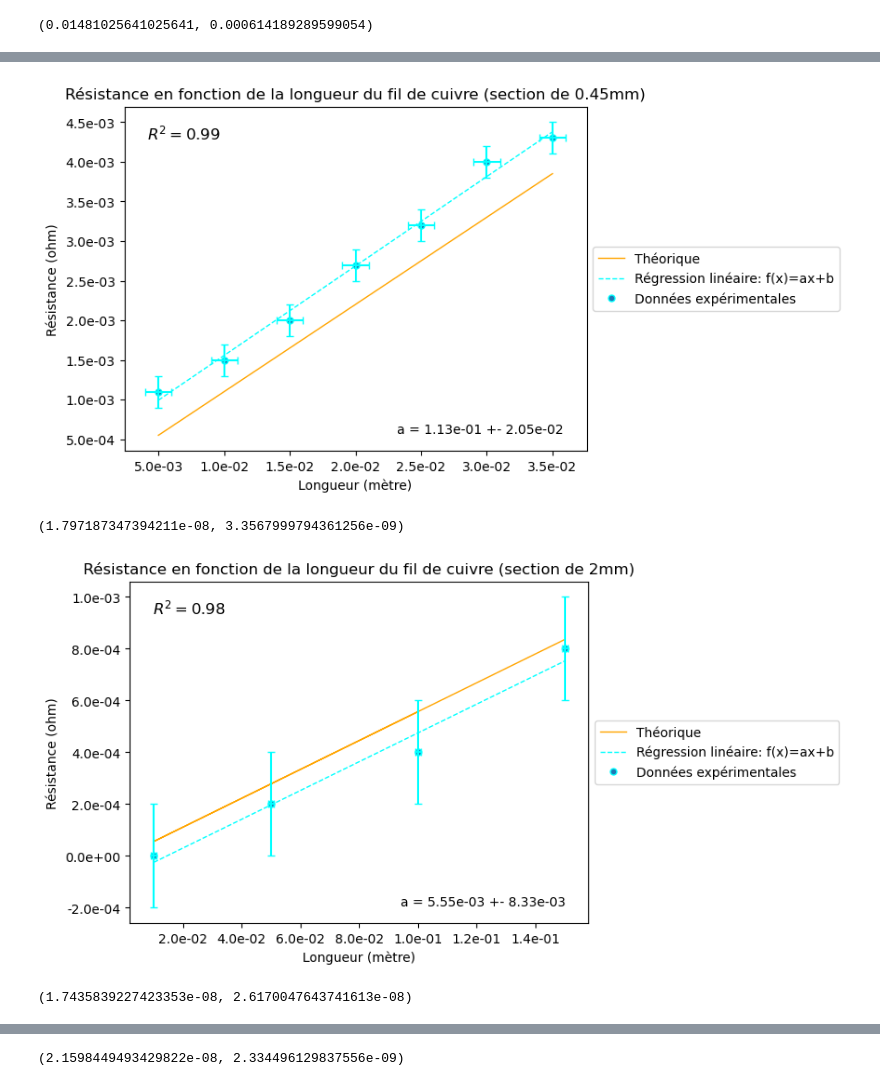
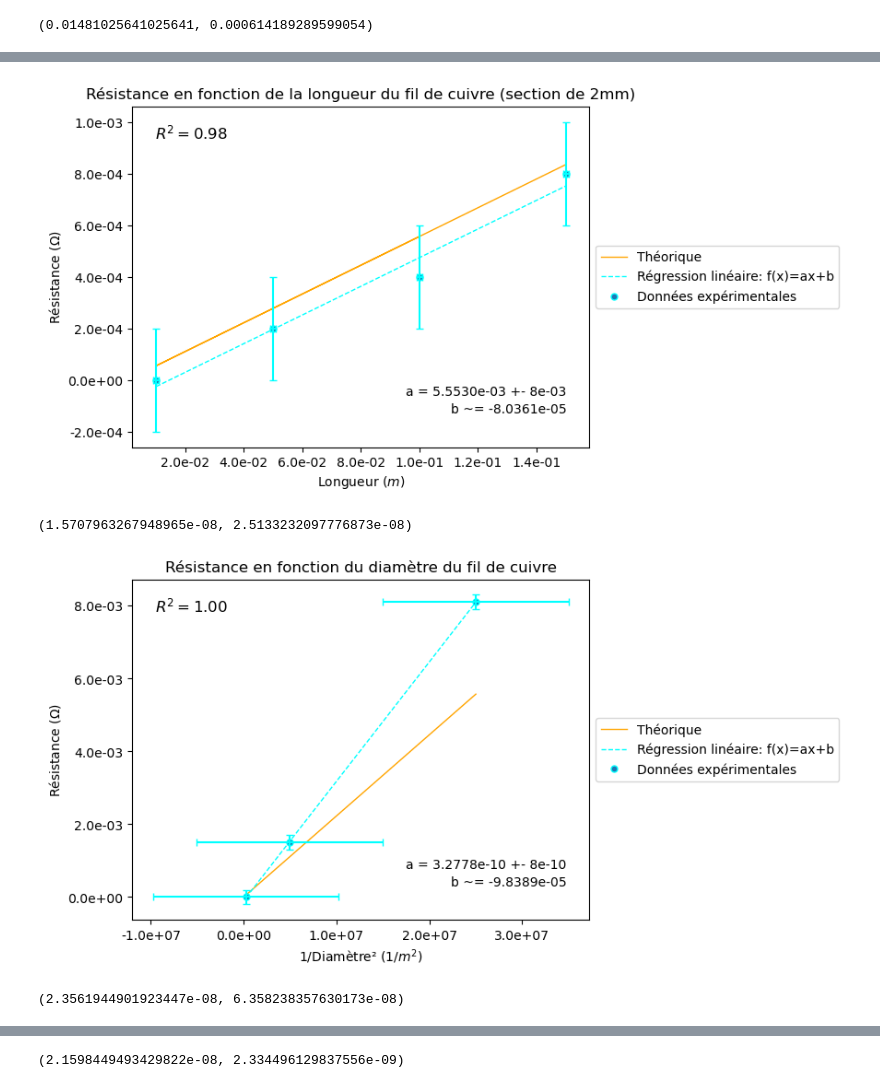
Before and after one commit to lucasboistay/resistivity_experimentation, a Jupyter notebook: data_analyse.ipynb, the cells around one changed output, grey strips where cells are left out. Drawn from its saved outputs; the diff is of its cells as text; code cells hidden in the pictures.

```diff
--- a/data_analyse.ipynb
+++ b/data_analyse.ipynb
@@ -2,11 +2,12 @@
 import matplotlib.pyplot as plt
 import pandas as pd
 import numpy as np
-from scipy.stats import linregress,t
-from scipy import stats
+from scipy.stats import linregress
 import math
 
-def plot_data_theory(datafile, x_col, y_col, theory_col='', title='', x_label='', y_label='', x_unit='', y_unit='', x_error=0.0, y_error=0.0, theory_error=0.0, no_reg = False, desc = '',ytype='linear',xtype='linear'):
+def plot_data_theory(datafile, x_col, y_col, theory_col='', title='', x_label='', y_label='', x_unit='', y_unit='', x_error=0.0, y_error=0.0, theory_error=0.0, no_reg = False, desc = '', ytype='linear', xtype='linear',
+                     set_x=None, set_y=None, droite=False, axes0=False):
+
     df = pd.read_excel('data/'+datafile+'.xlsx')
 
     x = df[x_col]
@@ -21,15 +22,19 @@ def plot_data_theory(datafile, x_col, y_col, theory_col='', title='', x_label=''
         theory = df[theory_col]
         # Add theoretical data to the plot
         ax.plot(x, theory, '-', label='Théorique', lw=1, color='orange')
+        if theory_error > 0:
+            ax.errorbar(x, theory, yerr=theory_error, fmt='none', capsize=2, ecolor='orange')
 
     if not no_reg:
         # Calculate linear regression
         slope, intercept, r_value, p_value, std_err = linregress(x, y)
         a = slope
+        b = intercept
 
         # Calcul de l'incertitude sur la pente
         delta_slope = get_delta_slope(x,y,x_error,y_error)
-        ax.text(0.95, 0.05, f'a = {a:.2e} +- {delta_slope:.2e}', transform=ax.transAxes, ha='right')
+        ax.text(0.95, 0.15, f'a = {a:.4e} +- {delta_slope:1.0e}', transform=ax.transAxes, ha='right')
+        ax.text(0.95, 0.10, f'b ~= {b:.4e}', transform=ax.transAxes, ha='right')
 
         # Add linear regression to the plot
         x_reg = np.linspace(x.min(), x.max(), 100)
@@ -40,7 +45,9 @@ def plot_data_theory(datafile, x_col, y_col, theory_col='', title='', x_label=''
         ax.text(0.05, 0.95, f'$R^2 = {r_value**2:.2f}$', transform=ax.transAxes, fontsize=12, verticalalignment='top')
 
     # Add data points to the plot
-    if desc == '':
+    if droite:
+        ax.plot(x, y, label=desc)
+    elif desc == '':
         ax.plot(x, y, 'o', label='Données expérimentales', ms=5, mec='cyan', mew=1)
     else:
         ax.plot(x, y, 'o', label=desc, ms=5, mec='cyan', mew=1)
@@ -58,12 +65,22 @@ def plot_data_theory(datafile, x_col, y_col, theory_col='', title='', x_label=''
         ax.errorbar(x, y, xerr=x_error, fmt='none', capsize=3, ecolor='cyan')
     if y_error > 0:
         ax.errorbar(x, y, yerr=y_error, fmt='none', capsize=3, ecolor='cyan')
-    if theory_error > 0:
-        ax.errorbar(x, theory, yerr=theory_error, fmt='none', capsize=2, ecolor='orange')
 
     # Add power of 10 scale to axes
     ax.yaxis.set_major_formatter('{x:.1e}')
     ax.xaxis.set_major_formatter('{x:.1e}')
+
+    #Define borns
+    if set_x:
+        plt.xlim(set_x[0], set_x[1])
+    if set_y:
+        plt.ylim(set_y[0], set_y[1])
+
+
+    # Afficher les axes x=0 et y=0
+    if axes0:
+        ax.axhline(y=0, color='black')
+        ax.axvline(x=0, color='black')
 
     plt.show()
 
@@ -119,18 +152,18 @@ get_incertitude([(1.52,0.02,2),(156,5,-1)],1)
 # %%
-# appel de la fonction pour tracer le graphique pour 0.45 mm de section de cuivre
-plot_data_theory('data045', 'Longueur', 'Resistance', 'Theorique',
-                  title='Résistance en fonction de la longueur du fil de cuivre (section de 0.45mm)',
-                  x_label='Longueur', y_label='Résistance',x_unit='mètre',y_unit='ohm',x_error=0.001,y_error=0.0002)
-print(get_resistivity_from_length(0.113,0.0205,0.00045,0.00001))
+# appel de la fonction pour tracer le graphique pour 2 mm de section de cuivre
+plot_data_theory('data2', 'Longueur', 'Resistance', 'Theorique',
+                  title='Résistance en fonction de la longueur du fil de cuivre (section de 2mm)',
+                  x_label='Longueur', y_label='Résistance',x_unit='$m$',y_unit=r'$\Omega$',x_error=0.001,y_error=0.0002)
+print(get_resistivity_from_length(0.005,0.008,0.002,0.00001))
 # %% [output]
-[figure, old version]
+[figure, new version]
-(1.797187347394211e-08, 3.3567999794361256e-09)
+(1.5707963267948965e-08, 2.5133232097776873e-08)
 # %%
-# appel de la fonction pour tracer le graphique pour 2 mm de section de cuivre
-plot_data_theory('data2', 'Longueur', 'Resistance', 'Theorique',
-                  title='Résistance en fonction de la longueur du fil de cuivre (section de 2mm)',
-                  x_label='Longueur', y_label='Résistance',x_unit='mètre',y_unit='ohm',x_error=0.001,y_error=0.0002)
-print(get_resistivity_from_length(0.00555,0.00833,0.002,0.00001))
+# appel de la fonction pour tracer le graphique pour le diamètre avec un fil de 1mm de long
+plot_data_theory('data_diam', 'Diametre^-2', 'Resistance', 'Theorique',
+                  title='Résistance en fonction du diamètre du fil de cuivre',
+                  x_label='1/Diamètre²', y_label='Résistance',x_unit=r'$1/m^2$',y_unit=r'$\Omega$',x_error=10000000,y_error=0.0002)
+print(get_resistivity_from_diameter(0.0000000003,0.000000000809,0.01,0.001))
 # %% [output]
-[figure, old version]
+[figure, new version]
-(1.7435839227423353e-08, 2.6170047643741613e-08)
+(2.3561944901923447e-08, 6.358238357630173e-08)
```
Also changed, not shown: parts of 7 cells of this notebook.
